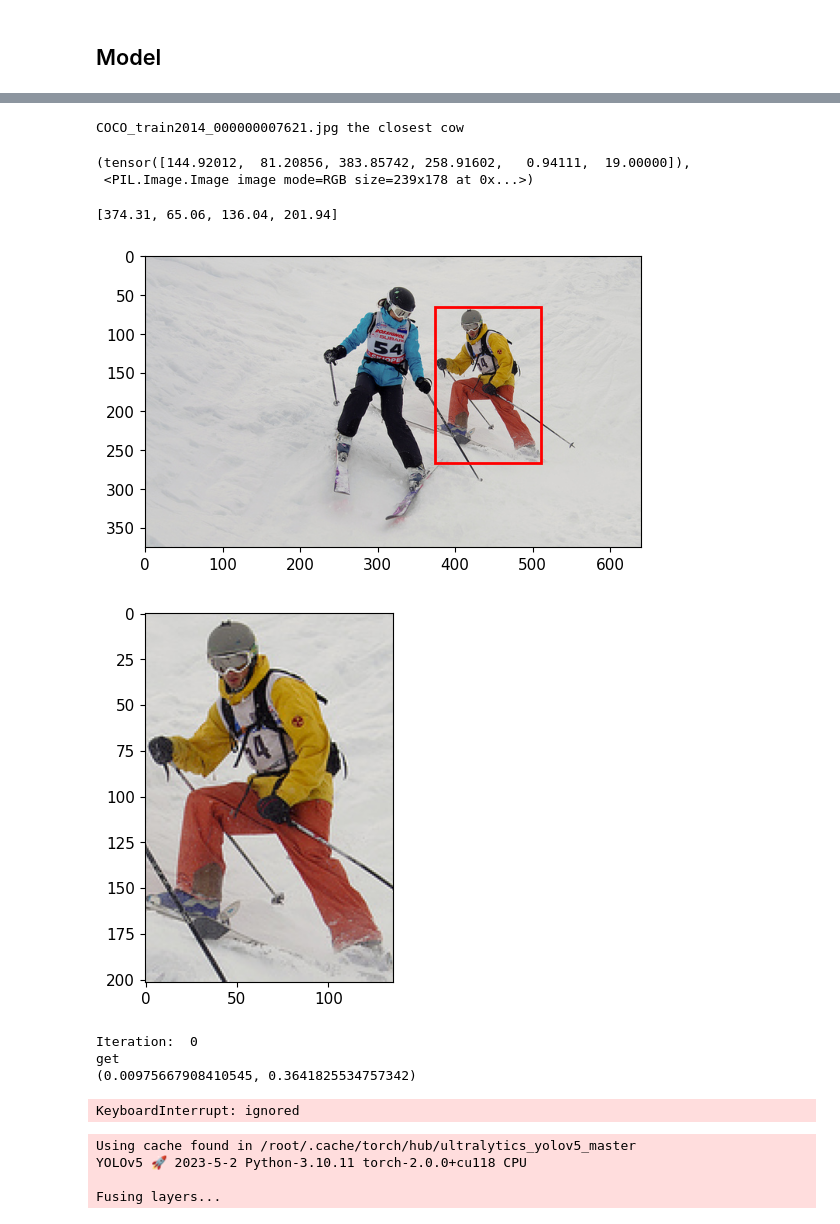
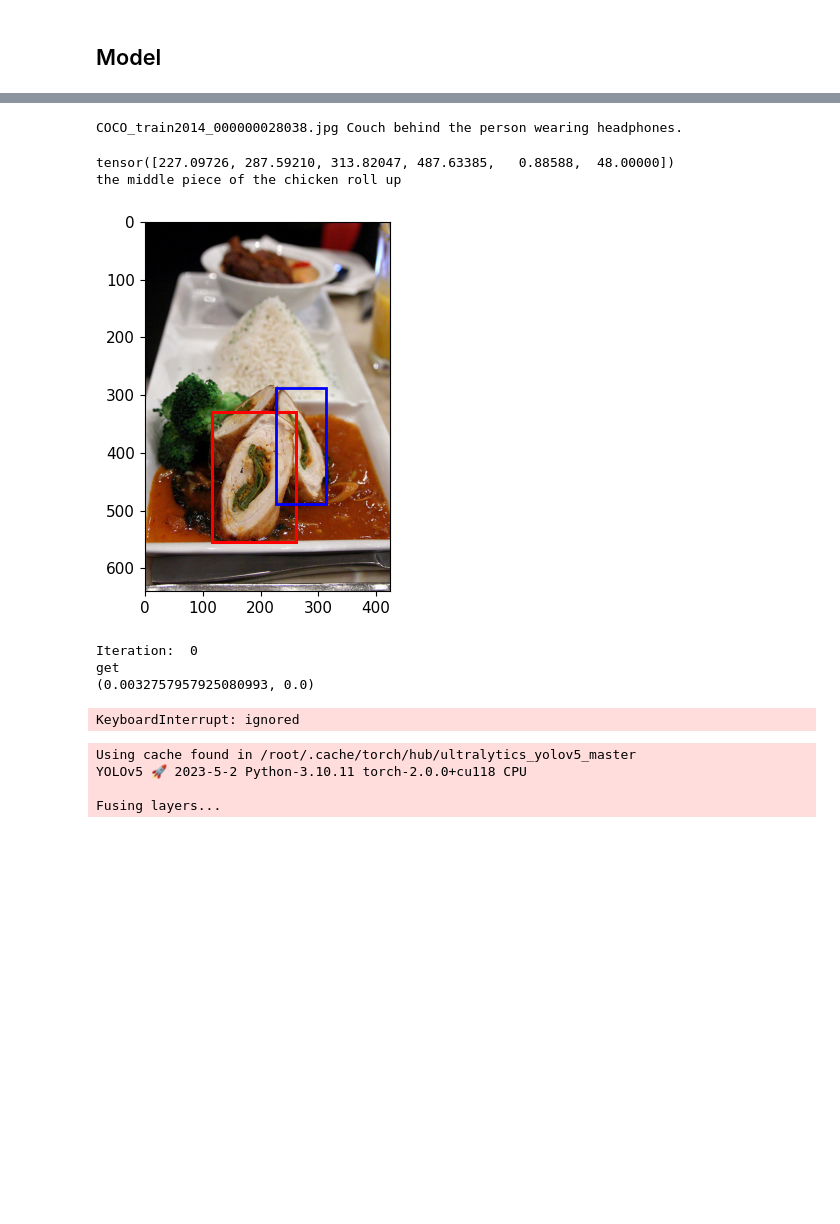
Before and after one commit to nicolazilio0/deepRiccy, a Jupyter notebook: Baseline.ipynb, the cells around one changed output, grey strips where cells are left out. Cells and saved outputs as stored; diff of their text form; code cells hidden in the pictures; blank space fills up the shorter version.

```diff
--- a/Baseline.ipynb
+++ b/Baseline.ipynb
@@ -297,43 +296,44 @@ Adding AutoShape...
 # %%
 local_path = '/content/refcocog/images/'
 local_annotations = '/content/refcocog/annotations/'
-input = dataset[55]
+input = dataset[77]
 
 image_path = split_string(input["file_name"])
 sentence = input["sentences"]["raw"]
 print(image_path, sentence )
-model.forward(image_path, sentence)
+#model.forward(image_path, sentence)
 # %% [output]
-COCO_train2014_000000007621.jpg the closest cow
+COCO_train2014_000000028038.jpg Couch behind the person wearing headphones.
-(tensor([144.92012,  81.20856, 383.85742, 258.91602,   0.94111,  19.00000]),
- <PIL.Image.Image image mode=RGB size=239x178 at 0x...>)
 # %%
+input = dataset[553]
+
+image_path = split_string(input["file_name"])
+sentence = input["sentences"]["raw"]
 original_img = Image.open(local_path+image_path).convert("RGB")
 gt = input["bbox"]
 x1, y1, width, height = gt
 x2, y2 = x1 + width, y1 + height
 
 # Verifica se le coordinate superano le dimensioni dell'immagine
 if x1 < 0 or y1 < 0 or x2 > original_img.width or y2 > original_img.height:
     print("Bounding box fuori dai limiti dell'immagine!")
 else:
     # Ritaglia l'immagine usando le coordinate della bounding box
     crop = original_img.crop((x1, y1, x2, y2))
-    print(gt)
-
     # Mostra l'immagine originale con la bounding box
     %matplotlib inline
     plt.imshow(original_img)
     plt.gca().add_patch(plt.Rectangle((x1, y1), width, height, fill=False, edgecolor='red', linewidth=2))
+    bbox, img = model.forward(image_path, sentence)
+    plt.gca().add_patch(plt.Rectangle((x1, y1), width, height, fill=False, edgecolor='red', linewidth=2))
+    plt.gca().add_patch(plt.Rectangle((bbox[0], bbox[1]), bbox[2]-bbox[0], bbox[3]-bbox[1], fill=False, edgecolor='blue', linewidth=2))
+    print(bbox)
+    print(sentence)
     plt.show()
-
-    # Mostra l'immagine ritagliata
-    plt.imshow(crop)
-    plt.show()
 # %% [output]
-[374.31, 65.06, 136.04, 201.94]
+tensor([227.09726, 287.59210, 313.82047, 487.63385,   0.88588,  48.00000])
+the middle piece of the chicken roll up
-[figure, old version]
+[figure, new version]
-[figure, removed]
 # %%
 #evaluation of the model
 for i in range(len(dataset)):
@@ -350,7 +350,7 @@ for i in range(len(dataset)):
 # %% [output]
 Iteration:  0
 get
-(0.00975667908410545, 0.3641825534757342)
+(0.0032757957925080993, 0.0)
 KeyboardInterrupt: ignored
 # %%
 
```
Also changed, not shown: parts of 1 cell of this notebook.
